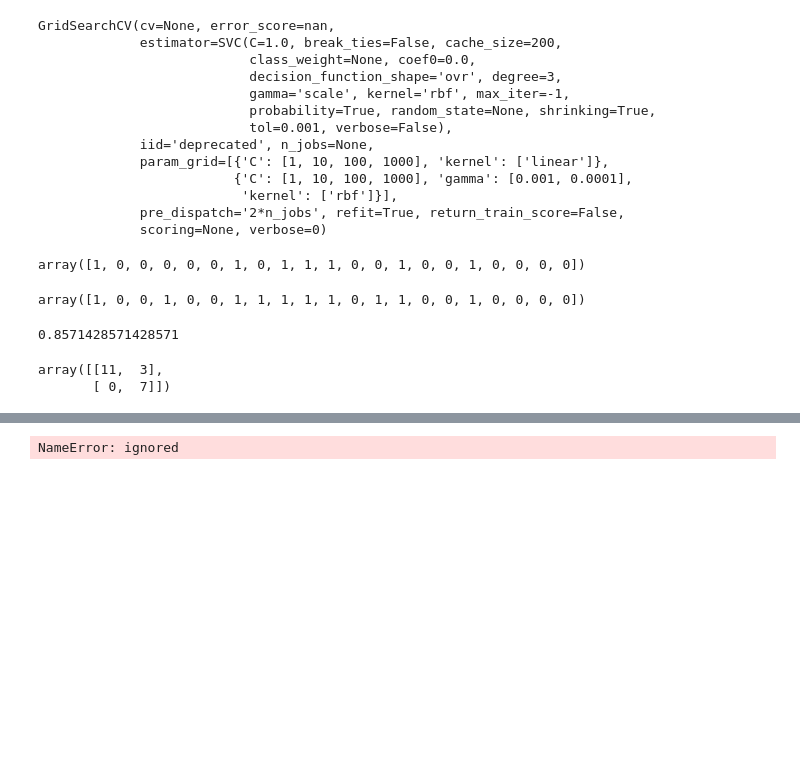
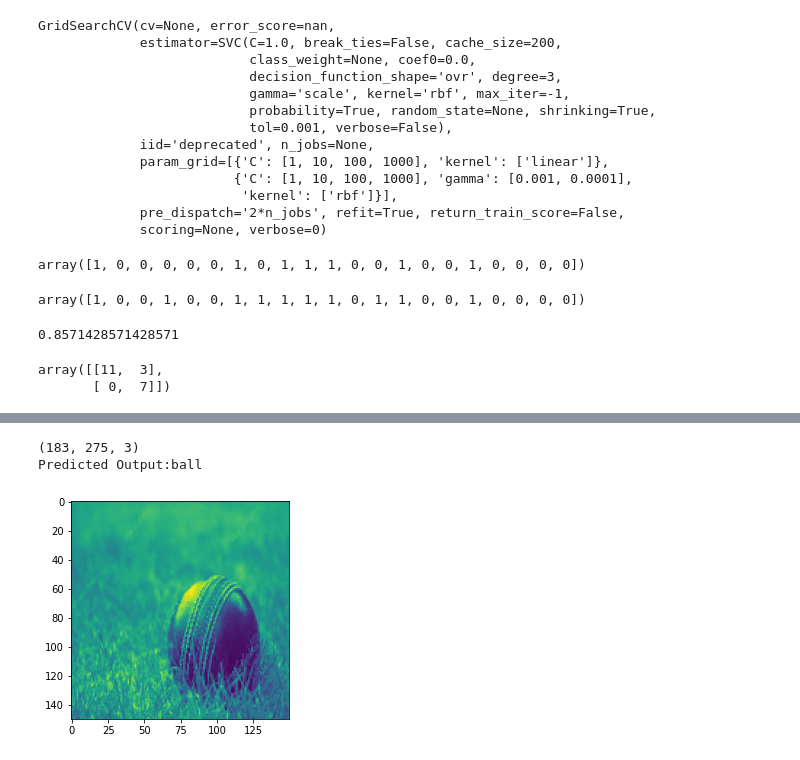
Before and after one commit to sksusha8853/Bat-Ball-Image-Identifier, a Jupyter notebook: Minor_Project.ipynb, the cells around one changed output, grey strips where cells are left out. Cells and saved outputs as stored; diff of their text form; code cells hidden in the pictures; blank space fills up the shorter version.

```diff
--- a/Minor_Project.ipynb
+++ b/Minor_Project.ipynb
@@ -168,31 +156,33 @@ Golf_ball.1         100%[===================>] 167.25K  --.-KB/s    in 0.01s
 # %%
 import keras
 import pickle
 pickle.dump(clf,open('img_model.p','wb'))
 model=pickle.load(open('img_model.p','rb'))
 
 from google.colab.patches import cv2_imshow
 from skimage import io
 flat_data=[]
 #url=input('Enter the url of image')
 
 
 #img=cv2.imread(url,cv2.IMREAD_UNCHANGED)
 
 #print(img.shape)
 
-img=cv2.imread('/content/drive/MyDrive/mini project image/ball/download (1).jpg')
+img=imread('https://encrypted-tbn0.gstatic.com/images?q=tbn:ANd9GcQV9qZCyT26KSNEPHWZTW7CnvPYfnP8Tmv63Q&usqp=CAU')
 #plt.imshow(img)
 
 img_con=cv2.cvtColor(img,cv2.COLOR_BGR2GRAY)
 img_resize=cv2.resize(img_con,(150,150))
-flat_data.append(img_resize)
+flat_data.append(img_resize.flatten())
 
-flat_data=np.array(flat_data,flatten())
+flat_data=np.array(flat_data)
 print(img.shape)
 plt.imshow(img_resize)
 y_out=model.predict(flat_data)
 y_out=categories[y_out[0]]
 print(f'Predicted Output:{y_out}')
 # %% [output]
-NameError: ignored
+(183, 275, 3)
+Predicted Output:ball
+[figure, added]
```
Also changed, not shown: parts of 5 cells of this notebook.
